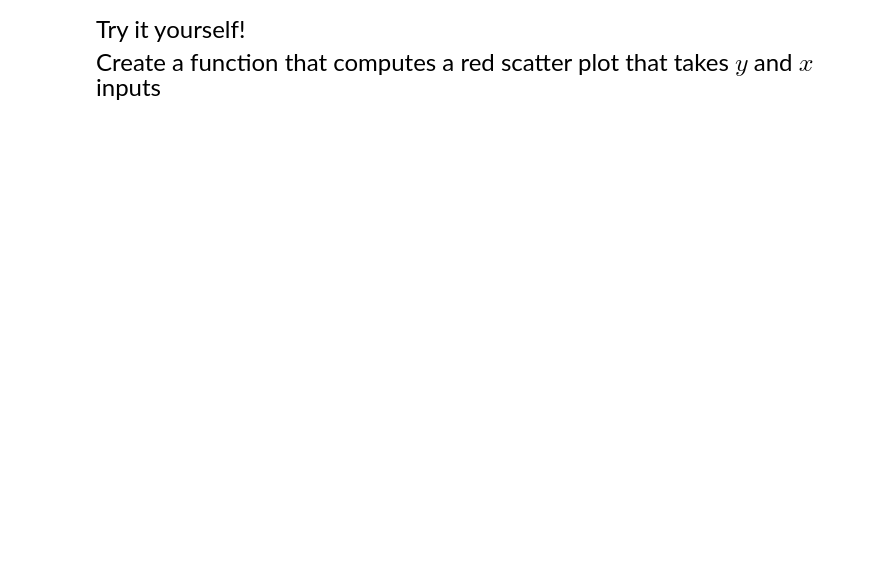
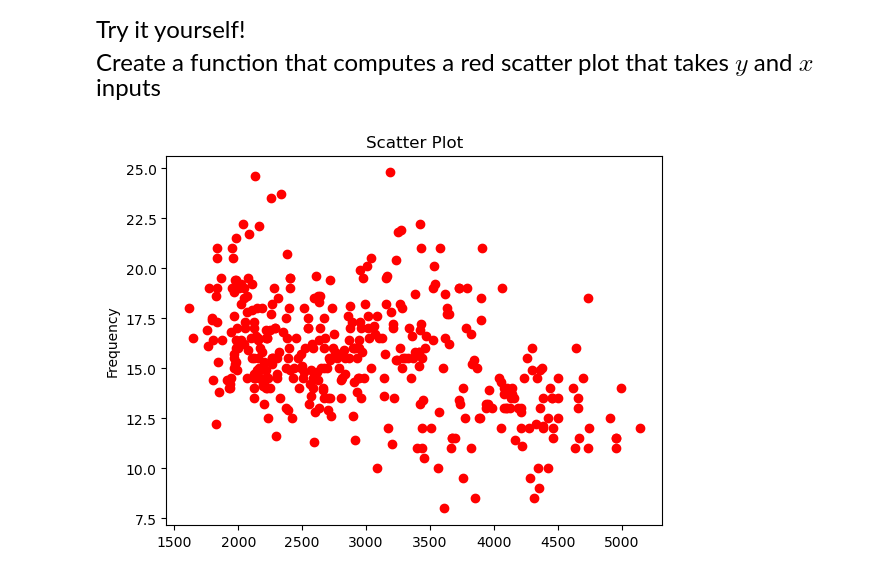
Before and after one commit to j-suave/emoryqtm151, a Jupyter notebook: Lecture 08/Lecture 8.ipynb, the cells around one changed output. Saved outputs shown, nothing was run; the diff lists cells and outputs as text; code cells hidden in the pictures; blank space fills up the shorter version.

```diff
--- a/Lecture 08/Lecture 8.ipynb
+++ b/Lecture 08/Lecture 8.ipynb
@@ -241,0 +331,14 @@ Create a function that computes a red scatter plot that takes $y$ and $x$ inputs
+# %%
+# Write your own code
+
+def red_scatter(vec_x, vec_y, title):
+    plt.scatter(x = vec_x, y = vec_y, color = "red")
+    plt.title(title)
+    plt.ylabel("Frequency")
+    plt.show()
+
+carfeatures = pd.read_csv("data/features.csv")
+
+red_scatter(vec_x = carfeatures["weight"], vec_y = carfeatures["acceleration"], title = "Scatter Plot")
+# %% [output]
+[figure, added]
```
Also changed, not shown: parts of 21 cells of this notebook, 2 other files.
